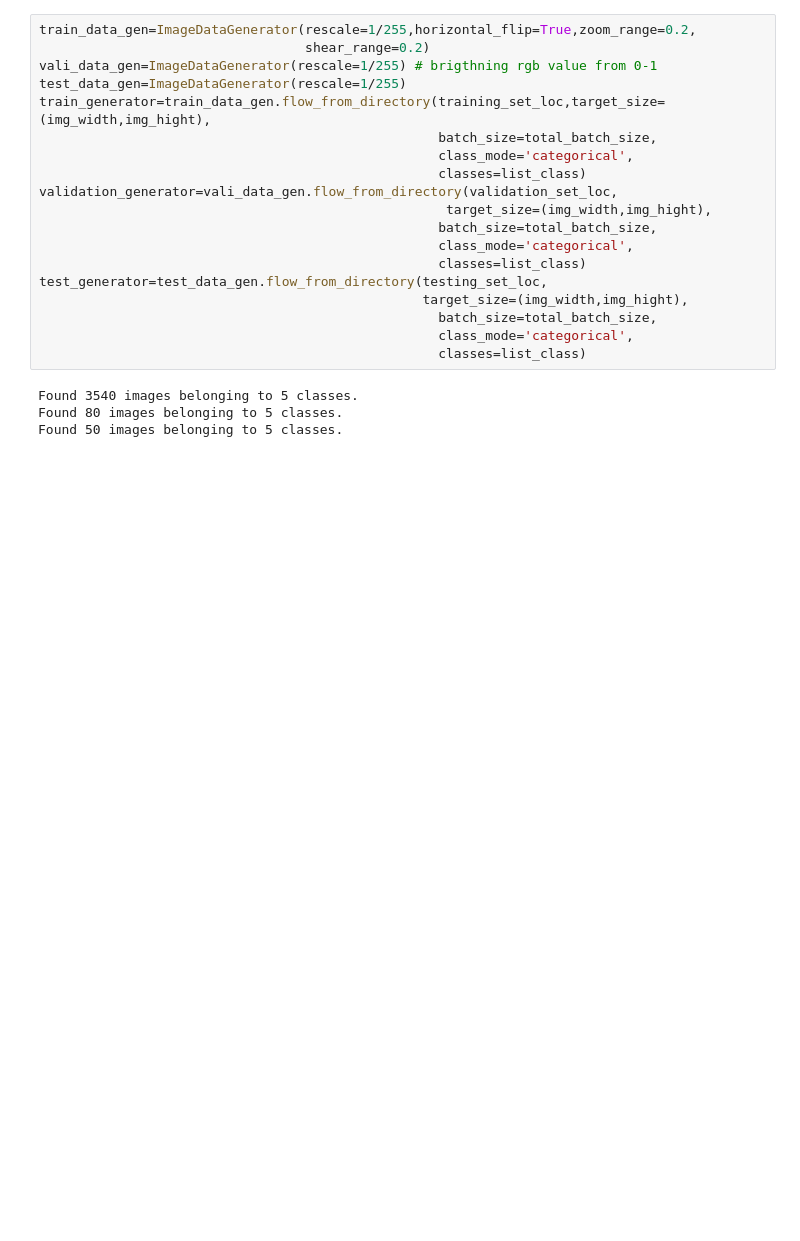
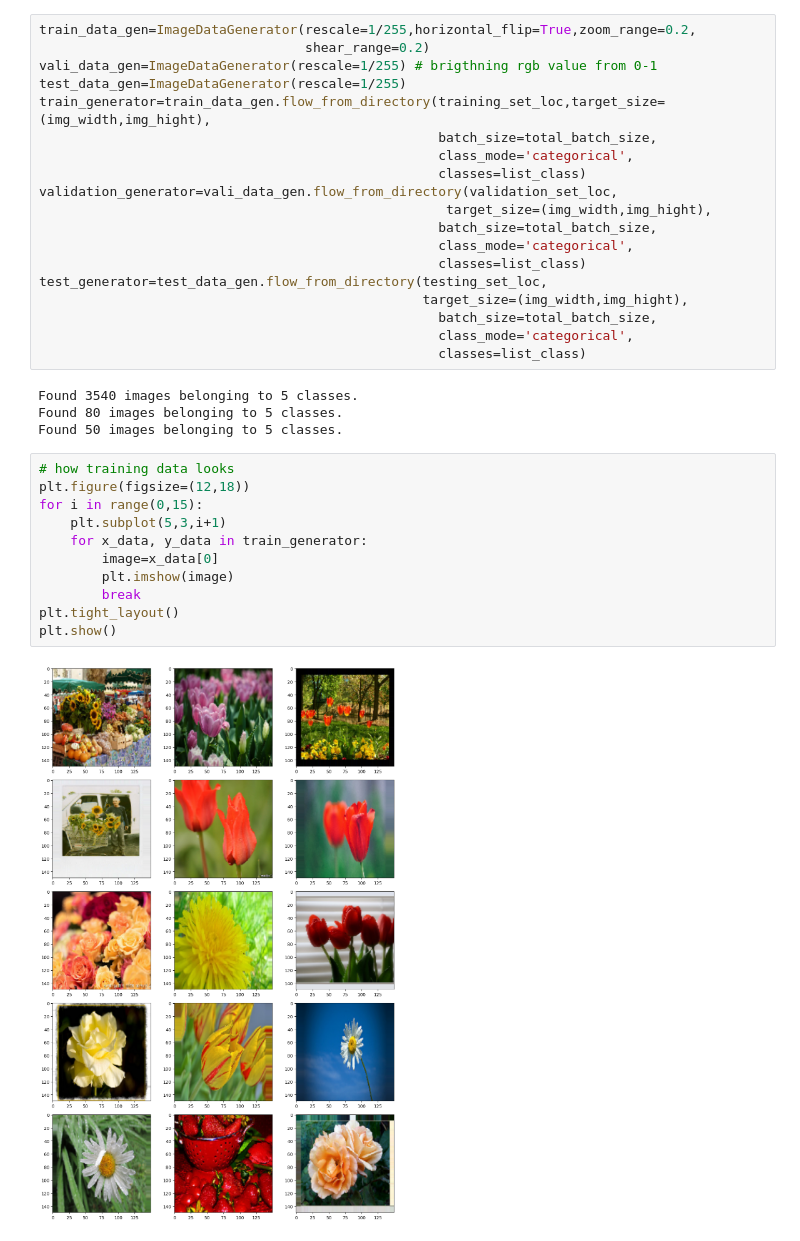
Before and after one commit to bhaskar112car/image-classification-using-CNN-for-flowers-datasets, a Jupyter notebook: image classification using cnn for flowsers.ipynb, the cells around one changed output. Drawn from its saved outputs; the diff is of its cells as text; blank space fills up the shorter version.

Commit message:
add function to see img_generator dataset

```diff
--- a/image classification using cnn for flowsers.ipynb
+++ b/image classification using cnn for flowsers.ipynb
@@ -74,3 +74,16 @@ test_generator=test_data_gen.flow_from_directory(testing_set_loc,
 Found 3540 images belonging to 5 classes.
 Found 80 images belonging to 5 classes.
 Found 50 images belonging to 5 classes.
+# %%
+# how training data looks
+plt.figure(figsize=(12,18))
+for i in range(0,15):
+    plt.subplot(5,3,i+1)
+    for x_data, y_data in train_generator:
+        image=x_data[0]
+        plt.imshow(image)
+        break
+plt.tight_layout()
+plt.show()
+# %% [output]
+[figure, added]
```
Also changed, not shown: parts of 2 cells of this notebook.
